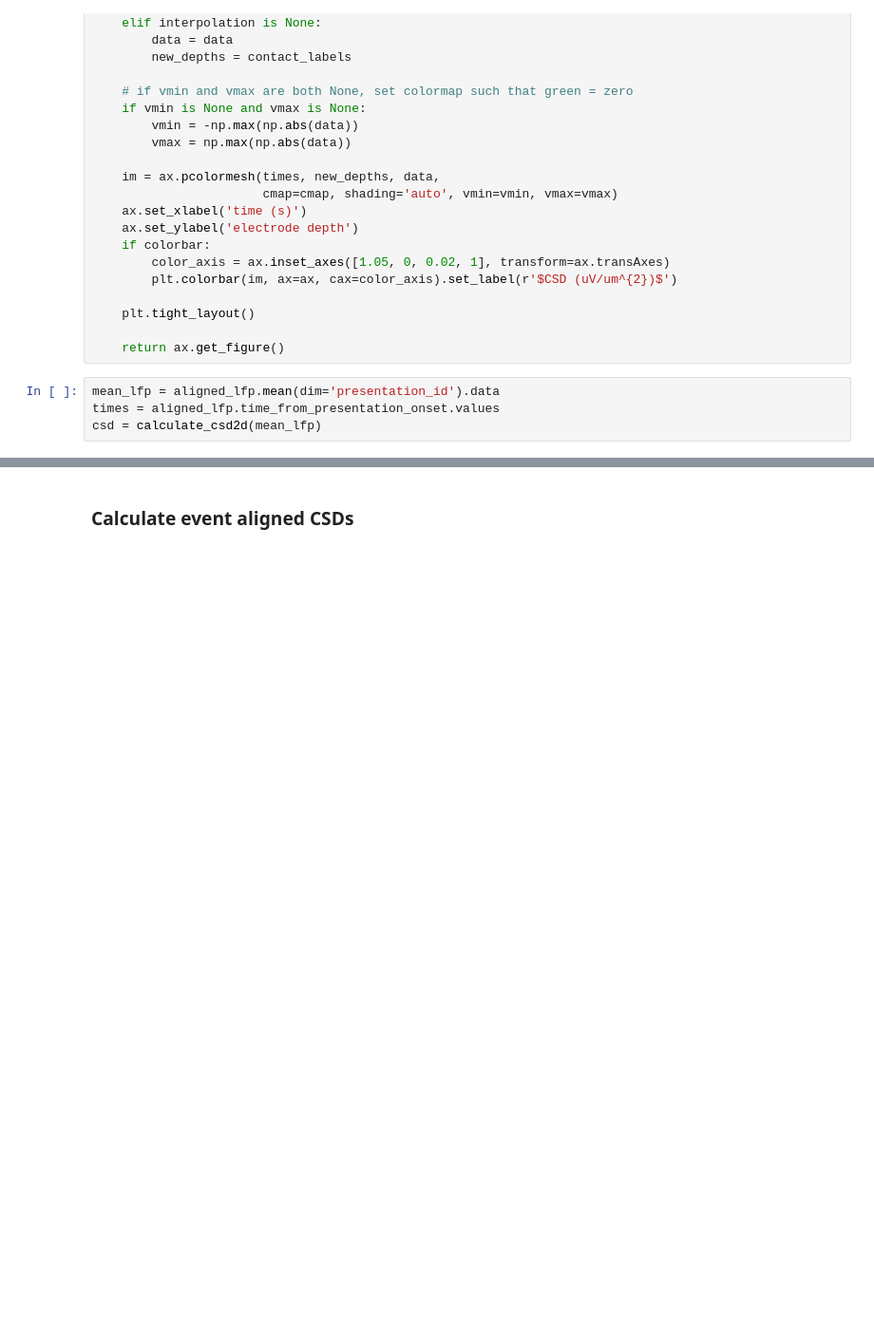
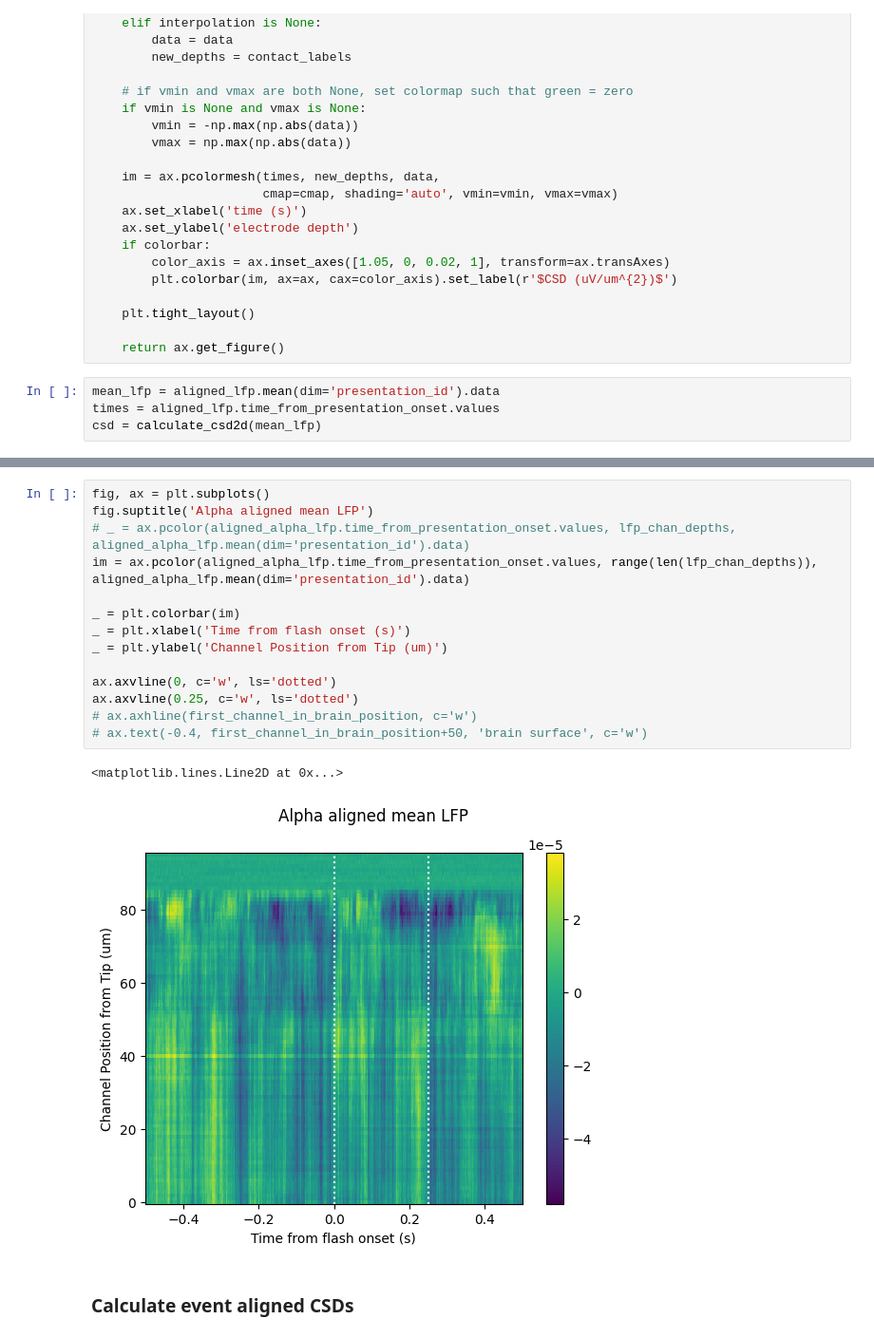
Before and after one commit to mwprestonjr/-a-periodic, a Jupyter notebook: code/allen_csd_test.ipynb, the cells around one changed output, grey strips where cells are left out. Shown at 95% size. Saved outputs shown, nothing was run; the diff lists cells and outputs as text; blank space fills up the shorter version.

```diff
--- a/code/allen_csd_test.ipynb
+++ b/code/allen_csd_test.ipynb
@@ -304,3 +360,20 @@ plt.xlim(-0.1, 0.4)
+# %%
+fig, ax = plt.subplots()
+fig.suptitle('Alpha aligned mean LFP')
+# _ = ax.pcolor(aligned_alpha_lfp.time_from_presentation_onset.values, lfp_chan_depths, aligned_alpha_lfp.mean(dim='presentation_id').data)
+im = ax.pcolor(aligned_alpha_lfp.time_from_presentation_onset.values, range(len(lfp_chan_depths)), aligned_alpha_lfp.mean(dim='presentation_id').data)
+
+_ = plt.colorbar(im)
+_ = plt.xlabel('Time from flash onset (s)')
+_ = plt.ylabel('Channel Position from Tip (um)')
+
+ax.axvline(0, c='w', ls='dotted')
+ax.axvline(0.25, c='w', ls='dotted')
+# ax.axhline(first_channel_in_brain_position, c='w')
+# ax.text(-0.4, first_channel_in_brain_position+50, 'brain surface', c='w')
+# %% [output]
+<matplotlib.lines.Line2D at 0x...>
+[figure, added]
 # %% [markdown]
 ### Calculate event aligned CSDs
 # %%
```
Also changed, not shown: parts of 17 cells of this notebook, 4 other files.
